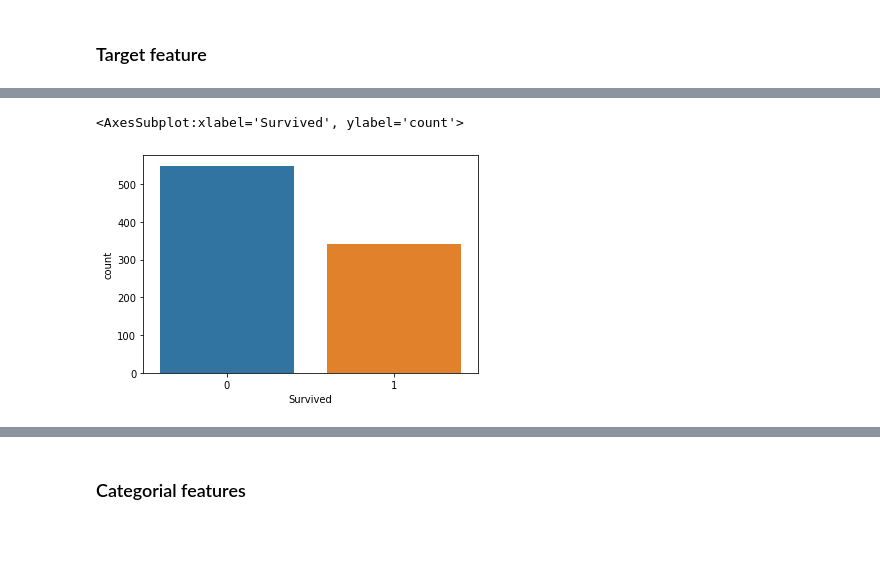
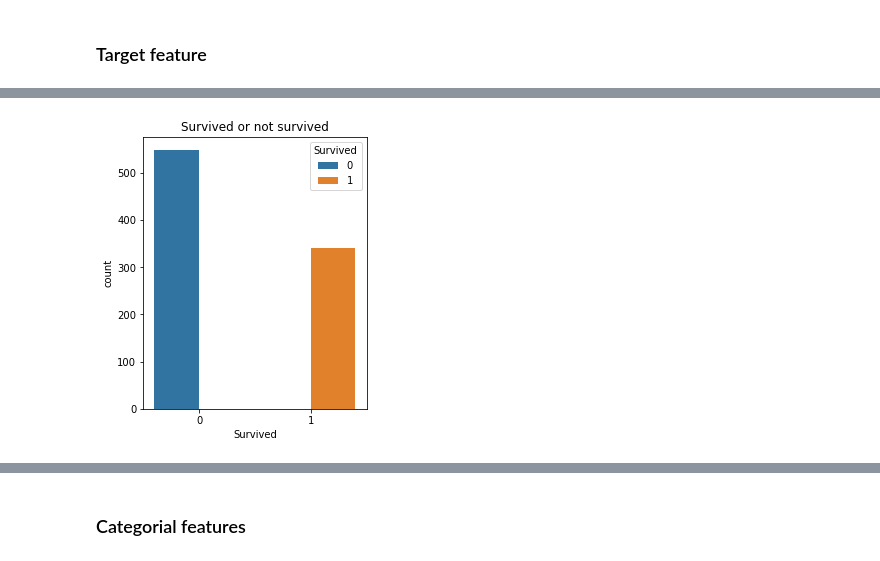
Before and after one commit to Pereyro/kaggle, a Jupyter notebook: TitanicCompetition/TitanicCompetition.ipynb, the cells around one changed output, grey strips where cells are left out. Cells and saved outputs as stored; diff of their text form; code cells hidden in the pictures.

```diff
--- a/TitanicCompetition/TitanicCompetition.ipynb
+++ b/TitanicCompetition/TitanicCompetition.ipynb
@@ -245,5 +225,8 @@ Int64Index([0, 1], dtype='int64')
 # %%
-sns.countplot(x='Survived', data=df_train)
+# Let's compare the number of survivos and the number of deceased on the graph:
+plt.figure(figsize=(4,5))
+sns.countplot(x='Survived', data=df_train, hue='Survived')
+plt.title('Survived or not survived')
+plt.show()
 # %% [output]
-<AxesSubplot:xlabel='Survived', ylabel='count'>
-[figure, old version]
+[figure, new version]
```
Also changed, not shown: parts of 21 cells of this notebook.
